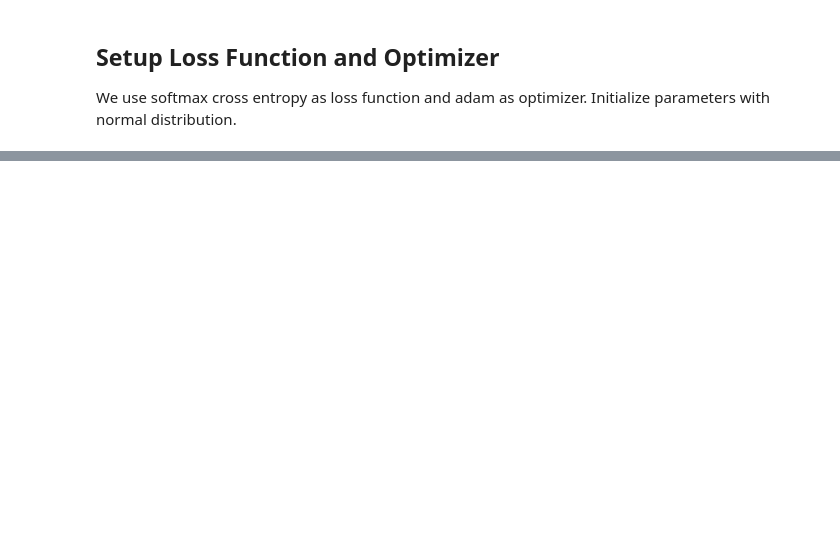
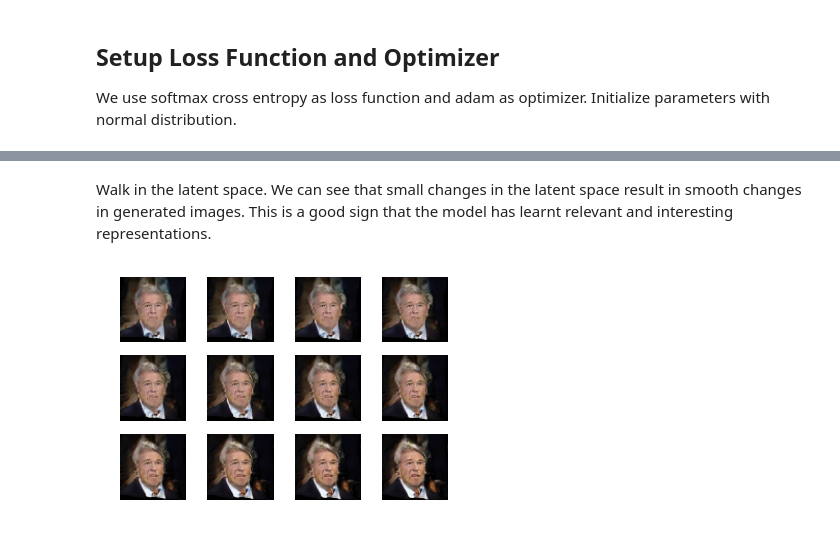
Before and after one commit to zackchase/mxnet-the-straight-dope, a Jupyter notebook: P10-C02-dcgan.ipynb, the cells around one changed output, grey strips where cells are left out. Cells and saved outputs as stored; diff of their text form; code cells hidden in the pictures; blank space fills up the shorter version.

```diff
--- a/P10-C02-dcgan.ipynb
+++ b/P10-C02-dcgan.ipynb
@@ -209,0 +256,14 @@ for epoch in range(epochs):
+# %% [markdown]
+Walk in the latent space. We can see that small changes in the latent space result in smooth changes in generated images. This is a good sign that the model has learnt relevant and interesting representations.
+# %%
+num_image = 12
+latent_z = mx.nd.random_normal(0, 1, shape=(1, latent_z_size, 1, 1), ctx=ctx[0])
+step = 0.05
+for i in range(num_image):
+    img = netG(latent_z)
+    plt.subplot(3,4,i+1)
+    visualize(img[0])
+    latent_z += 0.05
+plt.show()
+# %% [output]
+[figure, added]
```
Also changed, not shown: parts of 16 cells of this notebook.
